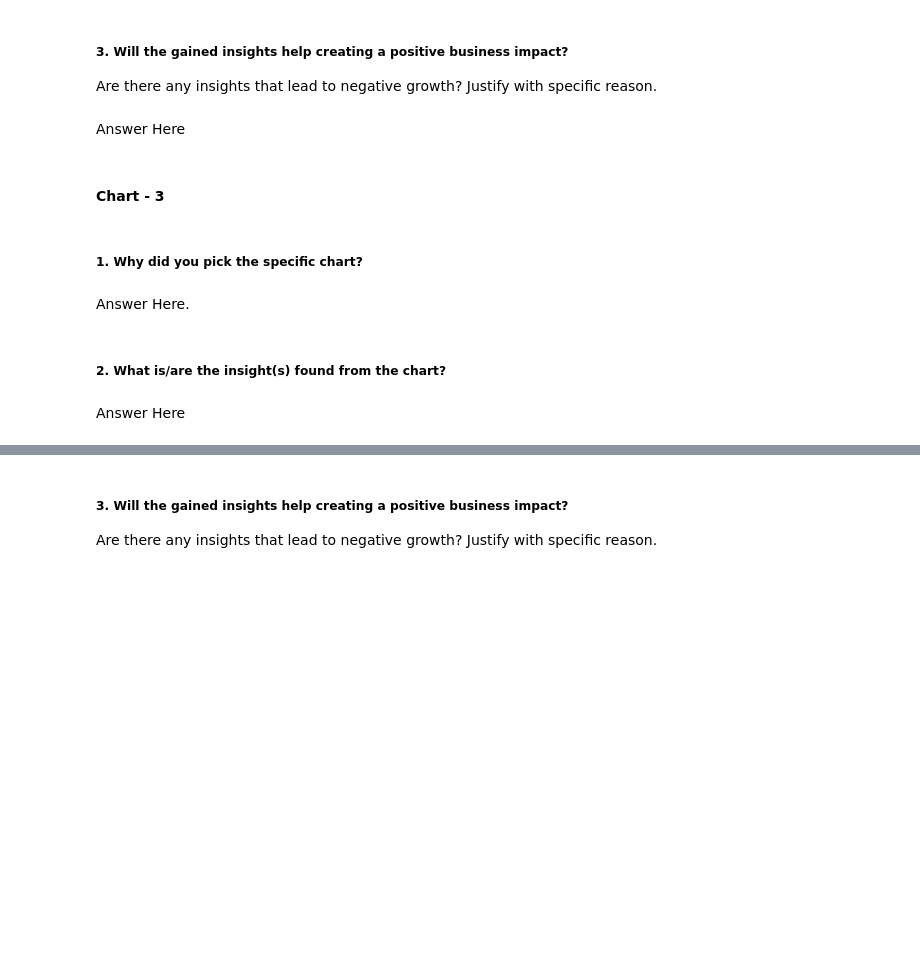
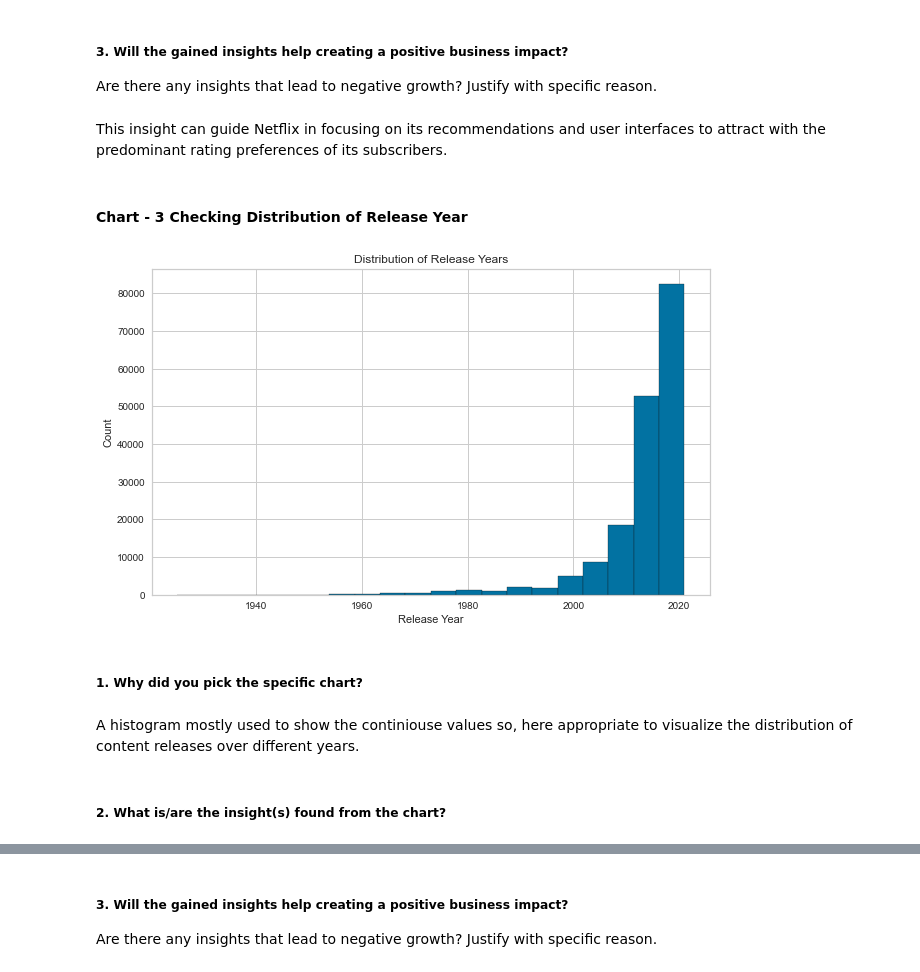
Before and after one commit to vyankath/Capstone_UL_NMTC, a Jupyter notebook: USC_Submission_NMTC.ipynb, the cells around one changed output, grey strips where cells are left out. Saved outputs shown, nothing was run; the diff lists cells and outputs as text; code cells hidden in the pictures; blank space fills up the shorter version.

```diff
--- a/USC_Submission_NMTC.ipynb
+++ b/USC_Submission_NMTC.ipynb
@@ -347,7 +727,7 @@ Answer Here
 # %% [markdown]
 ##### 3. Will the gained insights help creating a positive business impact?
 Are there any insights that lead to negative growth? Justify with specific reason.
-# %% [markdown]
-Answer Here
+# %% [markdown]
+This insight can guide Netflix in focusing on its recommendations and user interfaces to attract with the predominant rating preferences of its subscribers.
 # %% [markdown]
-#### Chart - 3
+#### Chart - 3 Checking Distribution of Release Year
@@ -356,8 +734,16 @@ Answer Here
+# %%
+# Chart - 3 visualization code
+plt.figure(figsize=(10, 6))
+plt.hist(df['release_year'], bins=20, edgecolor='k')
+plt.title('Distribution of Release Years')
+plt.xlabel('Release Year')
+plt.ylabel('Count')
+plt.show()
+# %% [output]
+[figure, added]
 # %% [markdown]
 ##### 1. Why did you pick the specific chart?
-# %% [markdown]
-Answer Here.
+# %% [markdown]
+ A histogram mostly used to show the continiouse values so, here appropriate to visualize the distribution of content releases over different years.
 # %% [markdown]
 ##### 2. What is/are the insight(s) found from the chart?
-# %% [markdown]
-Answer Here
```
Also changed, not shown: parts of 176 cells of this notebook.
